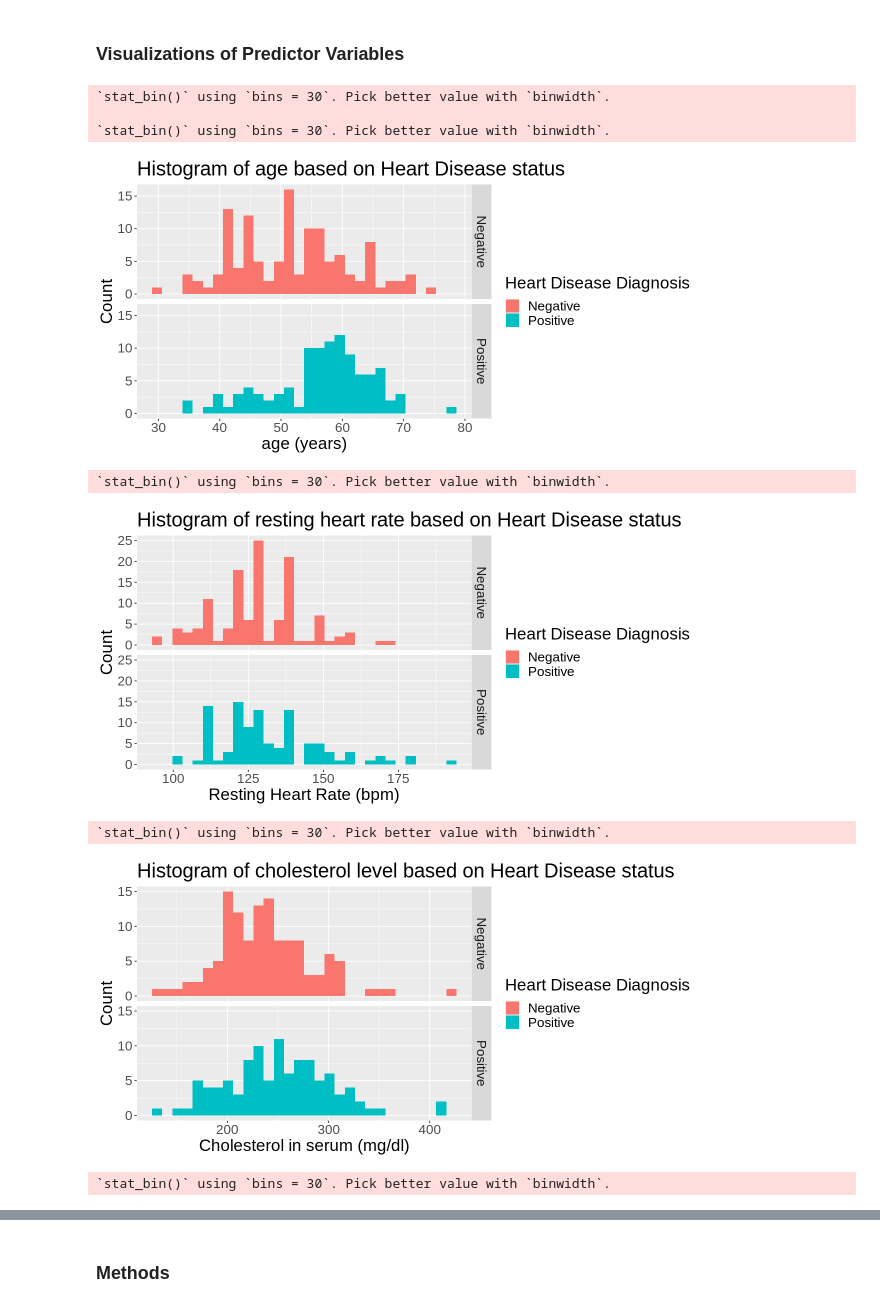
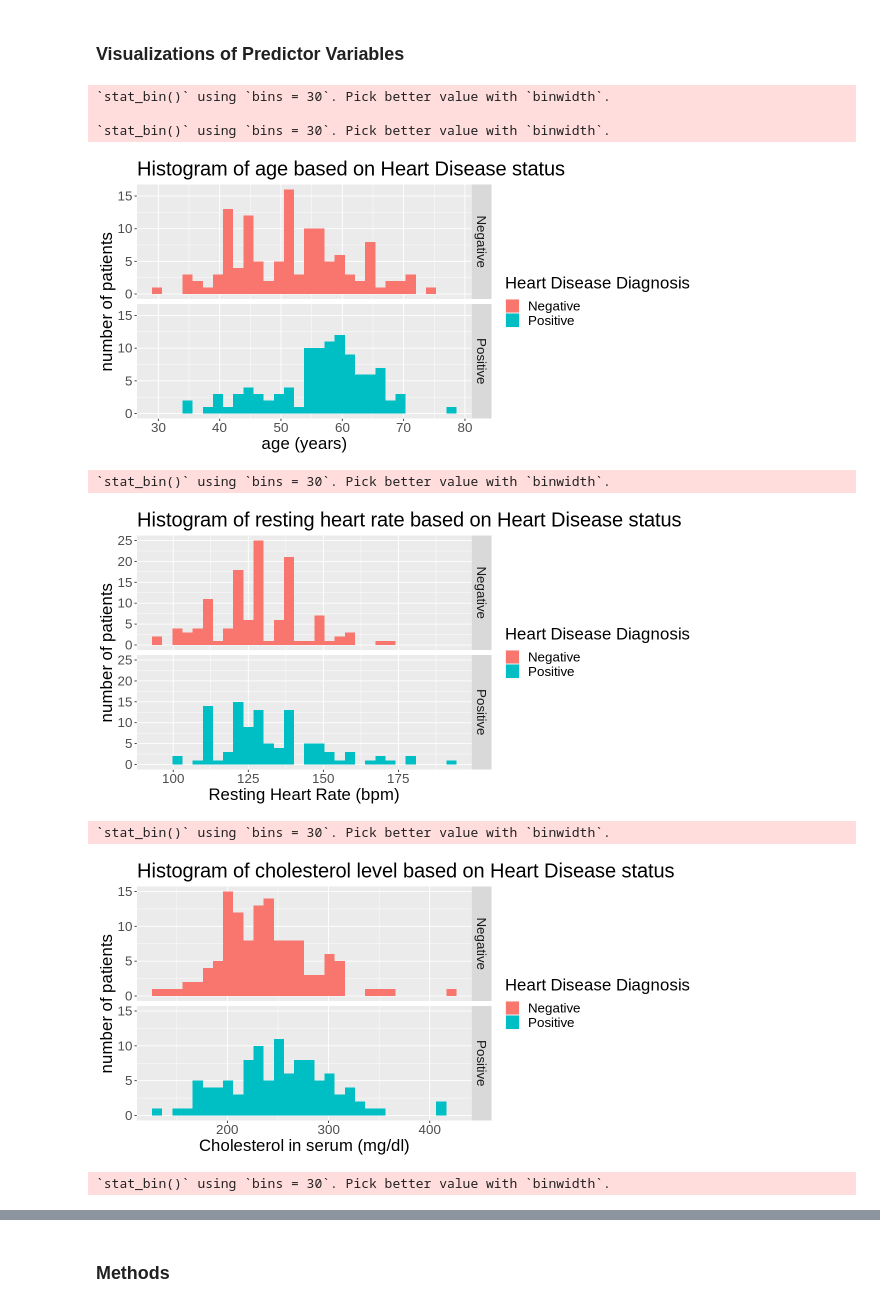
Before and after one commit to kaialami/dsci-007-group-45, a Jupyter notebook: proposal.ipynb, the cells around one changed output, grey strips where cells are left out. Drawn from its saved outputs; the diff is of its cells as text; code cells hidden in the pictures.

```diff
--- a/proposal.ipynb
+++ b/proposal.ipynb
@@ -206,7 +206,7 @@ options(repr.plot.height = 5, repr.plot.width = 10)
 age_plot <- heart_train |>
         ggplot(aes(x = age, fill = diagnosis)) +
         geom_histogram() +
-        labs(x = "age (years)", y = "Count", fill = "Heart Disease Diagnosis") +
+        labs(x = "age (years)", y = "number of patients", fill = "Heart Disease Diagnosis") +
         ggtitle("Histogram of age based on Heart Disease status") +
         theme(text = element_text(size = 20)) +
         facet_grid(rows = vars(diagnosis))
@@ -215,7 +215,7 @@ age_plot
 trestbps_plot <- heart_train |>
         ggplot(aes(x = trestbps, fill = diagnosis)) +
         geom_histogram() +
-        labs(x = "Resting Heart Rate (bpm)", y = "Count", fill = "Heart Disease Diagnosis") +
+        labs(x = "Resting Heart Rate (bpm)", y = "number of patients", fill = "Heart Disease Diagnosis") +
         ggtitle("Histogram of resting heart rate based on Heart Disease status") +
         theme(text = element_text(size = 20)) +
         facet_grid(rows = vars(diagnosis))
@@ -224,7 +224,7 @@ trestbps_plot
 chol_plot <- heart_train |>
         ggplot(aes(x = chol, fill = diagnosis)) +
         geom_histogram() +
-        labs(x = "Cholesterol in serum (mg/dl)", y = "Count", fill = "Heart Disease Diagnosis") +
+        labs(x = "Cholesterol in serum (mg/dl)", y = "number of patients", fill = "Heart Disease Diagnosis") +
         ggtitle("Histogram of cholesterol level based on Heart Disease status") +
         theme(text = element_text(size = 20)) +
         facet_grid(rows = vars(diagnosis))
@@ -233,7 +233,7 @@ chol_plot
 thalach_plot <- heart_train |>
         ggplot(aes(x = thalach, fill = diagnosis)) +
         geom_histogram() +
-        labs(x = "Maximum Heart Rate (bpm)", y = "Count", fill = "Heart Disease Diagnosis") +
+        labs(x = "Maximum Heart Rate (bpm)", y = "number of patients", fill = "Heart Disease Diagnosis") +
         ggtitle("Histogram of max heart rate based on Heart Disease status") +
         theme(text = element_text(size = 20)) +
         facet_grid(rows = vars(diagnosis))
@@ -242,7 +242,7 @@ thalach_plot
 oldpeak_plot <- heart_train |>
         ggplot(aes(x = oldpeak, fill = diagnosis)) +
         geom_histogram() +
-        labs(x = "ST depression induced by exercise relative to rest", y = "Count", fill = "Heart Disease Diagnosis") +
+        labs(x = "ST depression induced by exercise relative to rest", y = "number of patients", fill = "Heart Disease Diagnosis") +
         ggtitle("Histogram of oldpeak based on Heart Disease status") +
         theme(text = element_text(size = 20)) +
         facet_grid(rows = vars(diagnosis))
@@ -276,36 +276,36 @@ oldpeak_plot
 #     ggtitle("Plot 3")
 # age_oldpeak_plot
 
 # chol_thalach_plot <- heart_train |>
 #     ggplot(aes(x=chol, y=thalach, color= diagnosis))+
 #     geom_point()+
 #     labs(x="Cholesterol in serum (mg/dl)", y="Maximum Heart Rate (bpm)", color="Heart Disease Diagnosis") +
 #     theme(text = element_text(size = 15)) +
 #     ggtitle("Plot 4")
 # chol_thalach_plot
 
 # chol_oldpeak_plot <- heart_train |>
 #     ggplot(aes(x=chol, y=oldpeak, color= diagnosis))+
 #     geom_point()+
 #     labs(x="Cholesterol in serum (mg/dl)", y="Oldpeak", color="Heart Disease Diagnosis") +
 #     theme(text = element_text(size = 15)) +
 #     ggtitle("Plot 5")
 # chol_oldpeak_plot
 
 # oldpeak_thalach_plot <- heart_train |>
 #     ggplot(aes(x=thalach, y=oldpeak, color= diagnosis))+
 #     geom_point()+
 #     labs(x="Maximum Heart Rate (bpm)", y="Oldpeak", color="Heart Disease Diagnosis") +
 #     theme(text = element_text(size = 15)) +
 #     ggtitle("Plot 6")
 # oldpeak_thalach_plot
 # %% [output]
 `stat_bin()` using `bins = 30`. Pick better value with `binwidth`.
 
 `stat_bin()` using `bins = 30`. Pick better value with `binwidth`.
-[figure, old version]
+[figure, new version]
 `stat_bin()` using `bins = 30`. Pick better value with `binwidth`.
-[figure, old version]
+[figure, new version]
 `stat_bin()` using `bins = 30`. Pick better value with `binwidth`.
-[figure, old version]
+[figure, new version]
 `stat_bin()` using `bins = 30`. Pick better value with `binwidth`.
```
Also changed, not shown: parts of 2 cells of this notebook.
